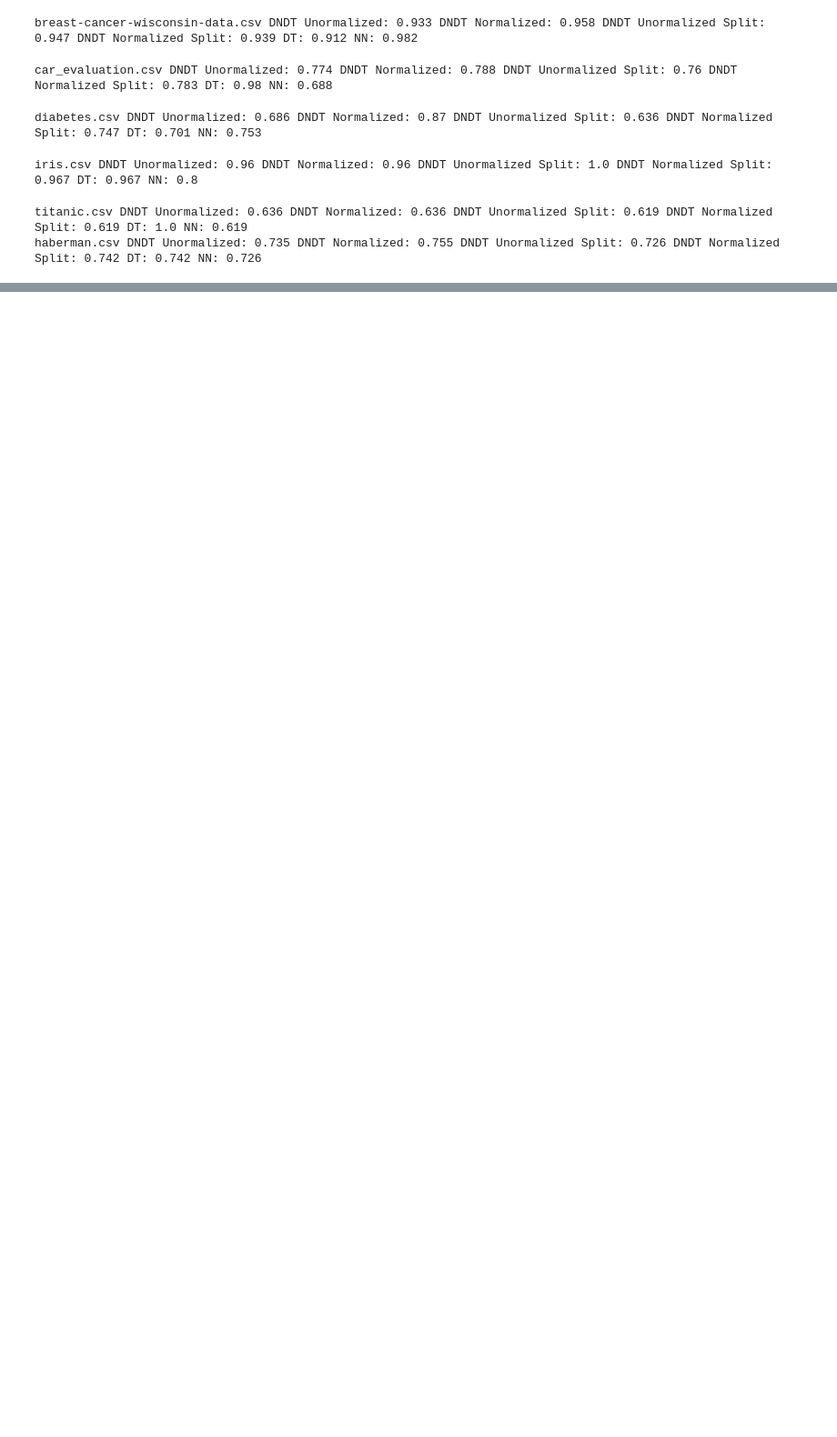
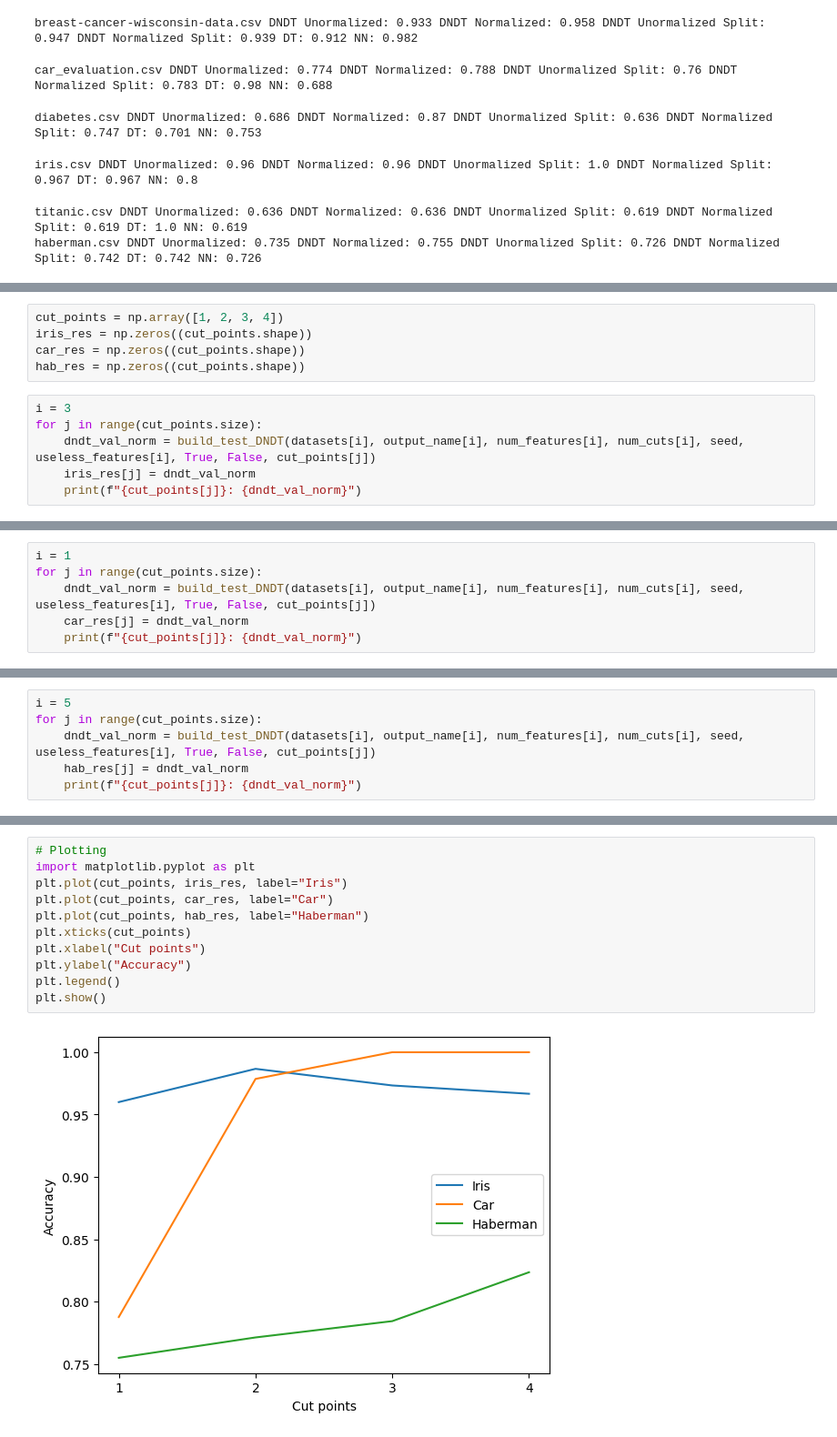
Before and after one commit to rsaif22/COMP-551, a Jupyter notebook: DATASETS/Accuracies.ipynb, the cells around one changed output, grey strips where cells are left out. Shown at 91% size. Drawn from its saved outputs; the diff is of its cells as text; blank space fills up the shorter version.

```diff
--- a/DATASETS/Accuracies.ipynb
+++ b/DATASETS/Accuracies.ipynb
@@ -45,0 +34,11 @@ haberman.csv DNDT Unormalized: 0.735 DNDT Normalized: 0.755 DNDT Unormalized Spl
+# %%
+cut_points = np.array([1, 2, 3, 4])
+iris_res = np.zeros((cut_points.shape))
+car_res = np.zeros((cut_points.shape))
+hab_res = np.zeros((cut_points.shape))
+# %%
+i = 3
+for j in range(cut_points.size):
+    dndt_val_norm = build_test_DNDT(datasets[i], output_name[i], num_features[i], num_cuts[i], seed, useless_features[i], True, False, cut_points[j])
+    iris_res[j] = dndt_val_norm
+    print(f"{cut_points[j]}: {dndt_val_norm}")
@@ -45,0 +50,6 @@ haberman.csv DNDT Unormalized: 0.735 DNDT Normalized: 0.755 DNDT Unormalized Spl
+# %%
+i = 1
+for j in range(cut_points.size):
+    dndt_val_norm = build_test_DNDT(datasets[i], output_name[i], num_features[i], num_cuts[i], seed, useless_features[i], True, False, cut_points[j])
+    car_res[j] = dndt_val_norm
+    print(f"{cut_points[j]}: {dndt_val_norm}")
@@ -45,0 +61,6 @@ haberman.csv DNDT Unormalized: 0.735 DNDT Normalized: 0.755 DNDT Unormalized Spl
+# %%
+i = 5
+for j in range(cut_points.size):
+    dndt_val_norm = build_test_DNDT(datasets[i], output_name[i], num_features[i], num_cuts[i], seed, useless_features[i], True, False, cut_points[j])
+    hab_res[j] = dndt_val_norm
+    print(f"{cut_points[j]}: {dndt_val_norm}")
@@ -45,0 +72,13 @@ haberman.csv DNDT Unormalized: 0.735 DNDT Normalized: 0.755 DNDT Unormalized Spl
+# %%
+# Plotting
+import matplotlib.pyplot as plt
+plt.plot(cut_points, iris_res, label="Iris")
+plt.plot(cut_points, car_res, label="Car")
+plt.plot(cut_points, hab_res, label="Haberman")
+plt.xticks(cut_points)
+plt.xlabel("Cut points")
+plt.ylabel("Accuracy")
+plt.legend()
+plt.show()
+# %% [output]
+[figure, added]
```
Also changed, not shown: parts of 6 cells of this notebook.
